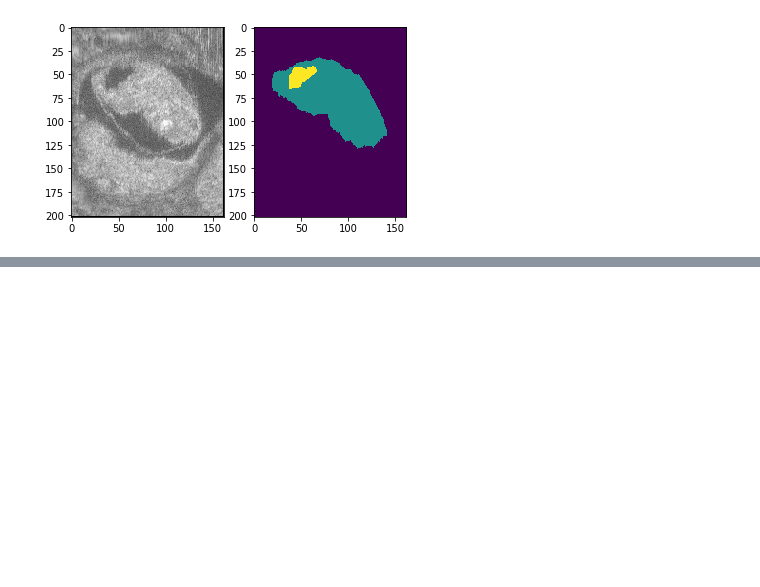
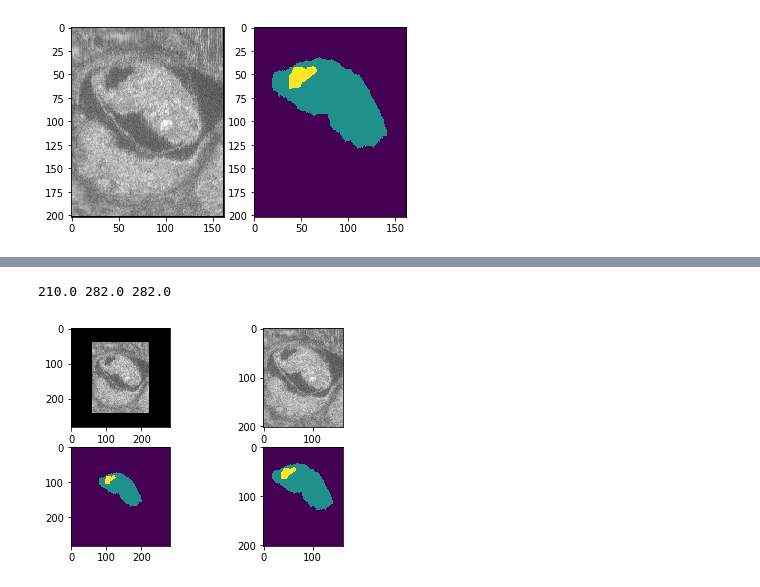
Before and after one commit to tongdaxu/ECE-GY-6123-IMAGE-AND-VIDEO-PROCESSING, a Jupyter notebook: MouseProj/Load_Image.ipynb, the cells around one changed output, grey strips where cells are left out. Drawn from its saved outputs; the diff is of its cells as text; code cells hidden in the pictures; blank space fills up the shorter version.

Commit message:
resize image

```diff
--- a/MouseProj/Untitled1.ipynb
+++ b/MouseProj/Load_Image.ipynb
@@ -46,0 +30,12 @@ array([0., 1., 2.])
+# %%
+x,y,z = getniishape(106)
+
+print(x, y, z)
+# %% [output]
+210.0 282.0 282.0
+# %%
+%reload_ext autoreload
+
+image, label = loadallnii(1, 210, 282, 282)
+# %% [output]
+[figure, added]
```
Also changed, not shown: parts of 7 cells of this notebook, 1 other file.
